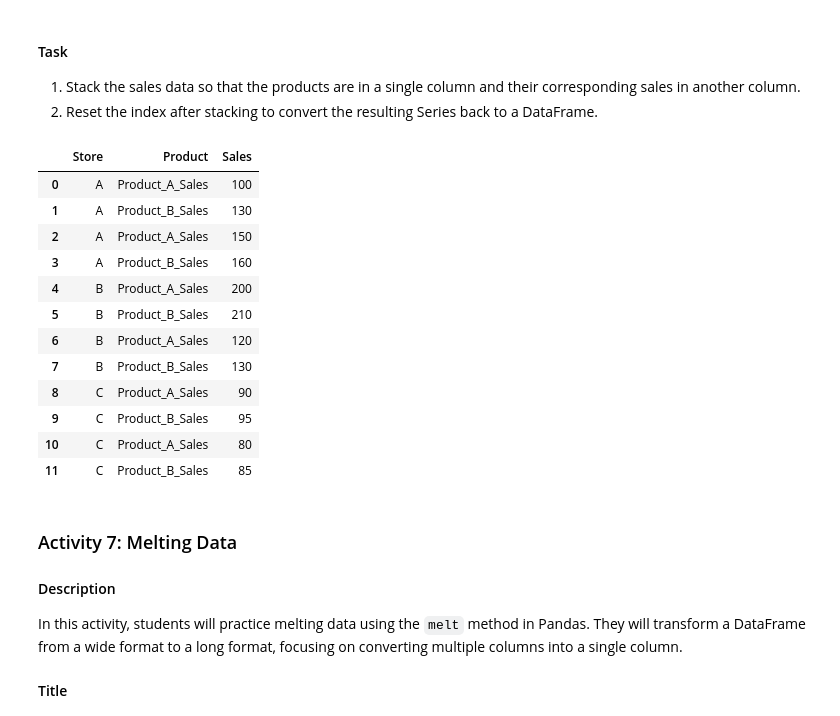
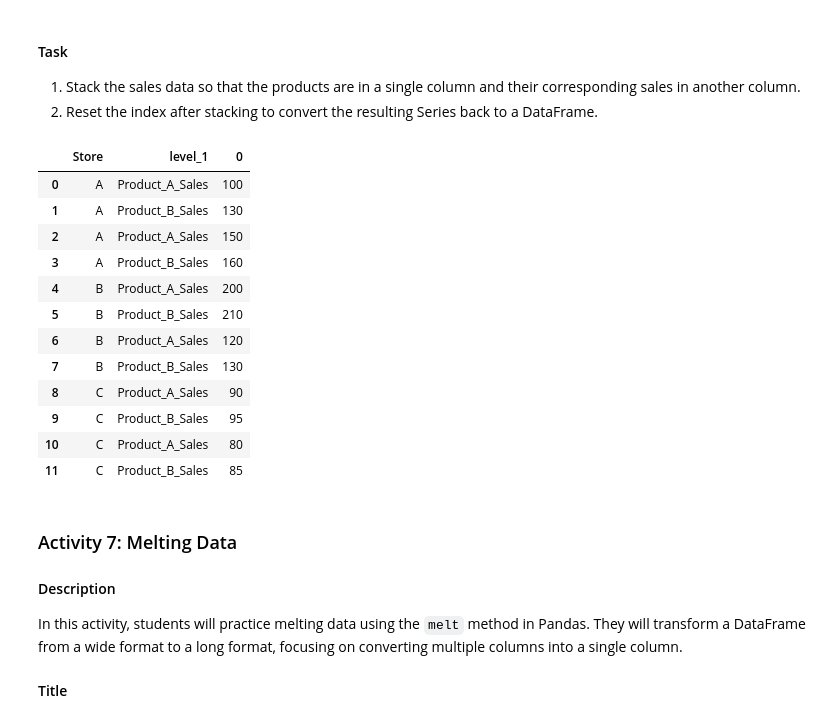
Before and after one commit to BenA669/TechCatalyst_DE_2025_TWO, a Jupyter notebook: Activities/Week 4/Homework/Pandas Transformations.ipynb, the cells around one changed output. Drawn from its saved outputs; the diff is of its cells as text; code cells hidden in the pictures.

```diff
--- a/Activities/Week 4/Homework/Pandas Transformations.ipynb
+++ b/Activities/Week 4/Homework/Pandas Transformations.ipynb
@@ -429,16 +429,17 @@ display(df)
 # %%
 # Stack the data
 # Hint: Watch the indexes. Try to understand how Stack works
-display(df)
-stacked_df = df.stack()
+stacked_df = df.set_index('Store')
+
+stacked_df = stacked_df.stack(0).reset_index()
 
 # Rename the columns for better understanding
 # stacked_df.columns = #YOUR CODE
 
 # Display the stacked DataFrame
 display(stacked_df)
 # %% [output]
-|  | Store | Product | Sales |
+|  | Store | level_1 | 0 |
 | 0 | A | Product_A_Sales | 100 |
 | 1 | A | Product_B_Sales | 130 |
 | 2 | A | Product_A_Sales | 150 |
```
Also changed, not shown: parts of 12 cells of this notebook.
